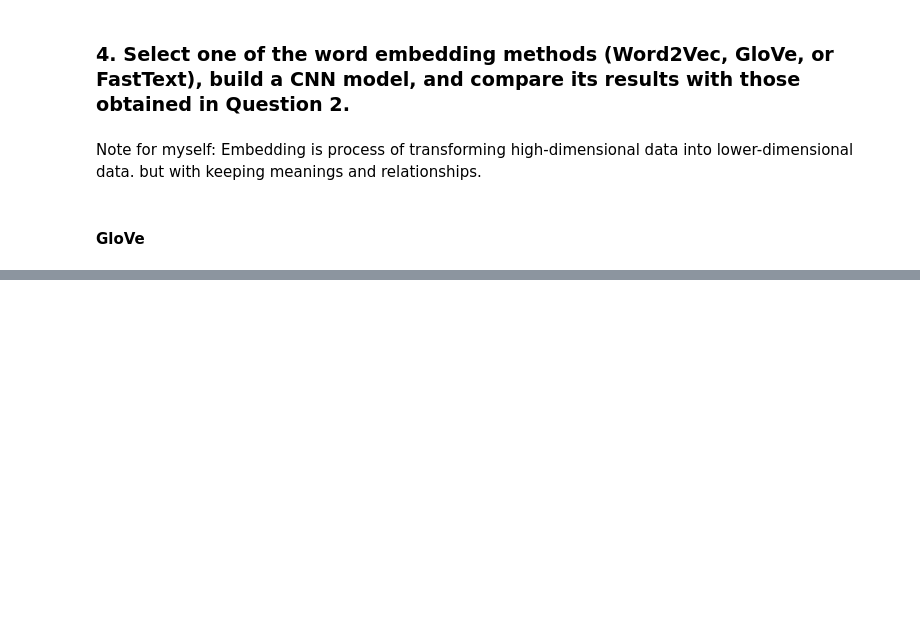
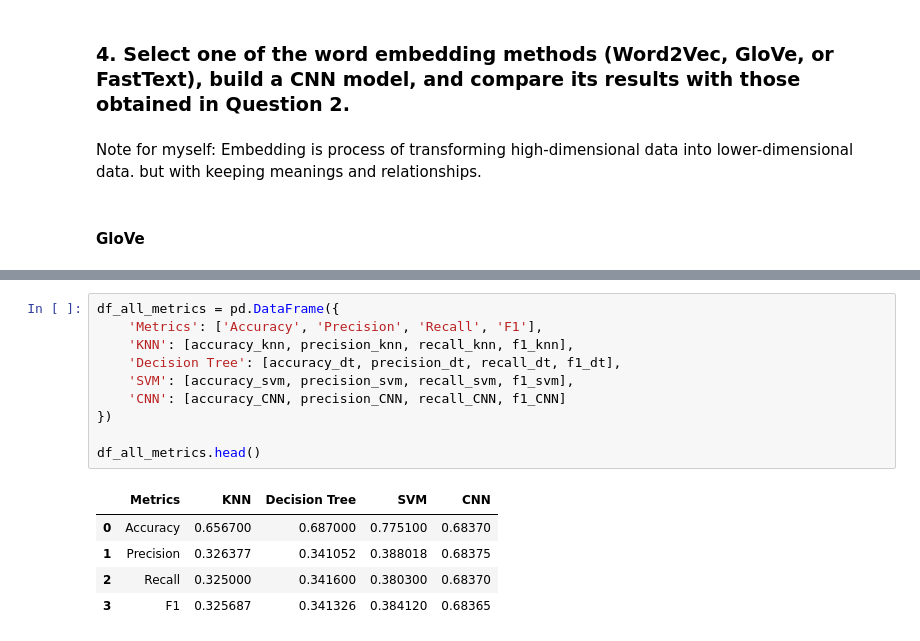
Before and after one commit to dalimvc/Text-Mining---NLP, a Jupyter notebook: DM24-Lab2-B21DALMI.ipynb, the cells around one changed output, grey strips where cells are left out. Cells and saved outputs as stored; diff of their text form; blank space fills up the shorter version.

```diff
--- a/DM24-Lab2-B21DALMI.ipynb
+++ b/DM24-Lab2-B21DALMI.ipynb
@@ -471,0 +623,16 @@ with open('glove.6B.50d.txt', encoding='utf-8') as f:
+# %%
+df_all_metrics = pd.DataFrame({
+    'Metrics': ['Accuracy', 'Precision', 'Recall', 'F1'],
+    'KNN': [accuracy_knn, precision_knn, recall_knn, f1_knn],
+    'Decision Tree': [accuracy_dt, precision_dt, recall_dt, f1_dt],
+    'SVM': [accuracy_svm, precision_svm, recall_svm, f1_svm],
+    'CNN': [accuracy_CNN, precision_CNN, recall_CNN, f1_CNN]
+})
+
+df_all_metrics.head()
+# %% [output]
+|  | Metrics | KNN | Decision Tree | SVM | CNN |
+| 0 | Accuracy | 0.656700 | 0.687000 | 0.775100 | 0.68370 |
+| 1 | Precision | 0.326377 | 0.341052 | 0.388018 | 0.68375 |
+| 2 | Recall | 0.325000 | 0.341600 | 0.380300 | 0.68370 |
+| 3 | F1 | 0.325687 | 0.341326 | 0.384120 | 0.68365 |
```
Also changed, not shown: parts of 26 cells of this notebook.
